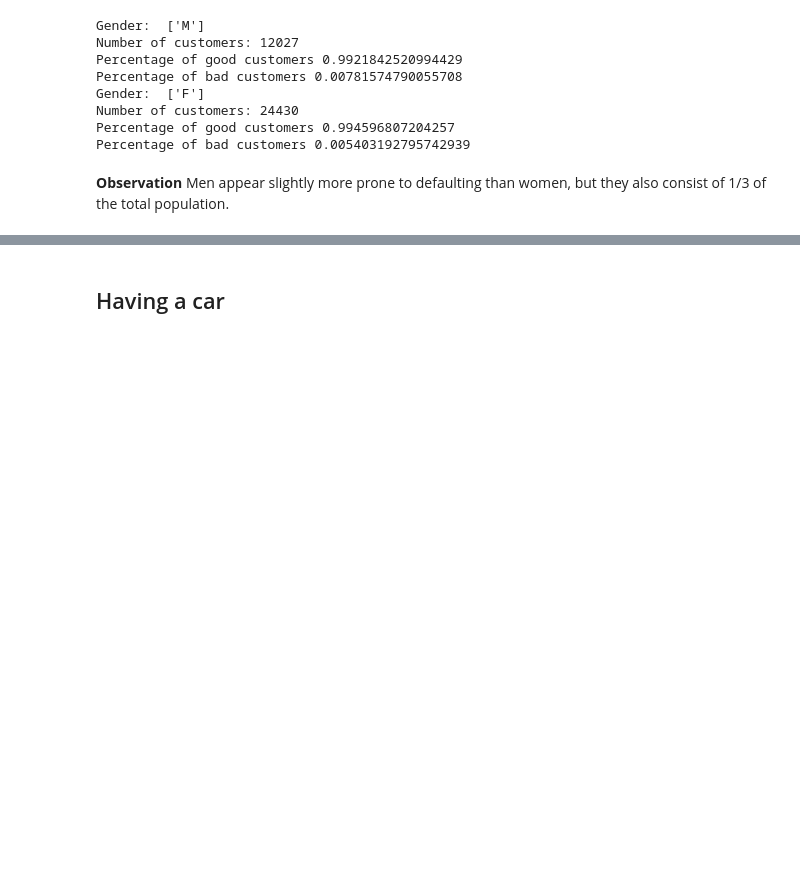
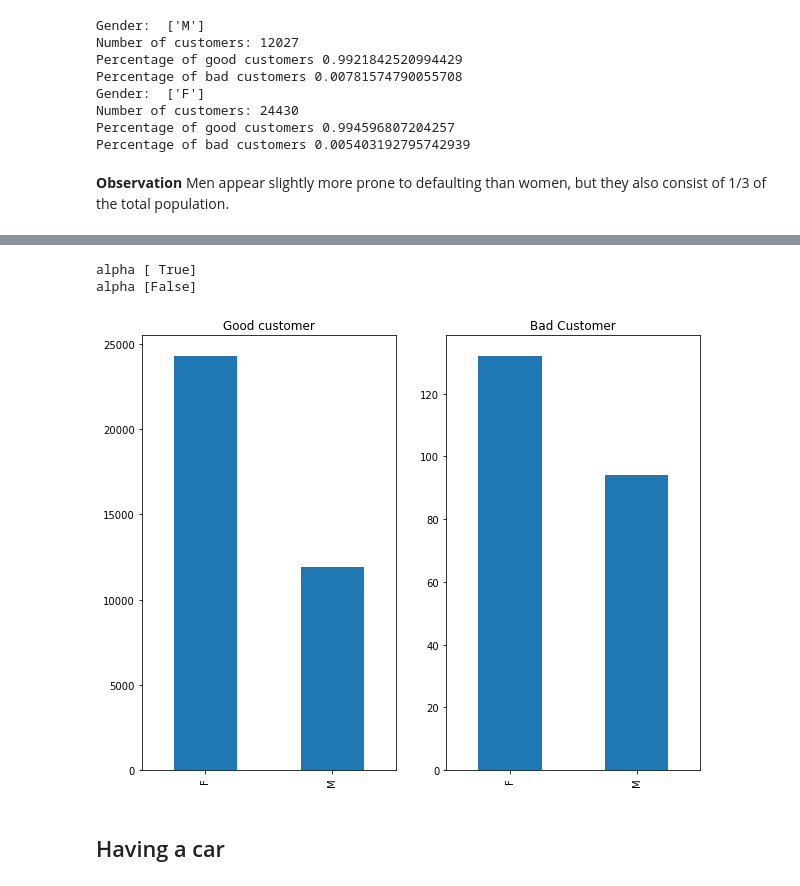
Before and after one commit to jmoschos/Credit-score-approval, a Jupyter notebook: Credit_score.ipynb, the cells around one changed output, grey strips where cells are left out. Cells and saved outputs as stored; diff of their text form; code cells hidden in the pictures; blank space fills up the shorter version.

```diff
--- a/Credit_score.ipynb
+++ b/Credit_score.ipynb
@@ -346,6 +346,9 @@ new_data
 | 36455 | F | N | Y | 0.0 | 283500.0 | Working | ... |
 | 36456 | M | N | Y | 0.0 | 112500.0 | Working | ... |
 36457 rows × 19 columns
+# %%
+unique_labels = new_data.Label.unique()
+labels = [new_data[new_data.Label == val] for val in unique_labels]
 # %% [markdown]
 ## Gender analysis
 # %%
@@ -383,3 +387,16 @@ for i,gender in enumerate(genders):
+# %%
+nrows = 1
+ncols = 2
+
+fig, axes = plt.subplots(nrows,ncols,figsize = (10,8))
+
+for i,label in enumerate(labels):
+    label.CODE_GENDER.value_counts().plot(kind = "bar", ax = axes[i])
+    axes[i].set_title("Good customer" if(label.Label.unique()==0) else "Bad Customer")
+# %% [output]
+alpha [ True]
+alpha [False]
+[figure, added]
 # %% [markdown]
 ## Having a car
 # %%
```
Also changed, not shown: parts of 12 cells of this notebook.
